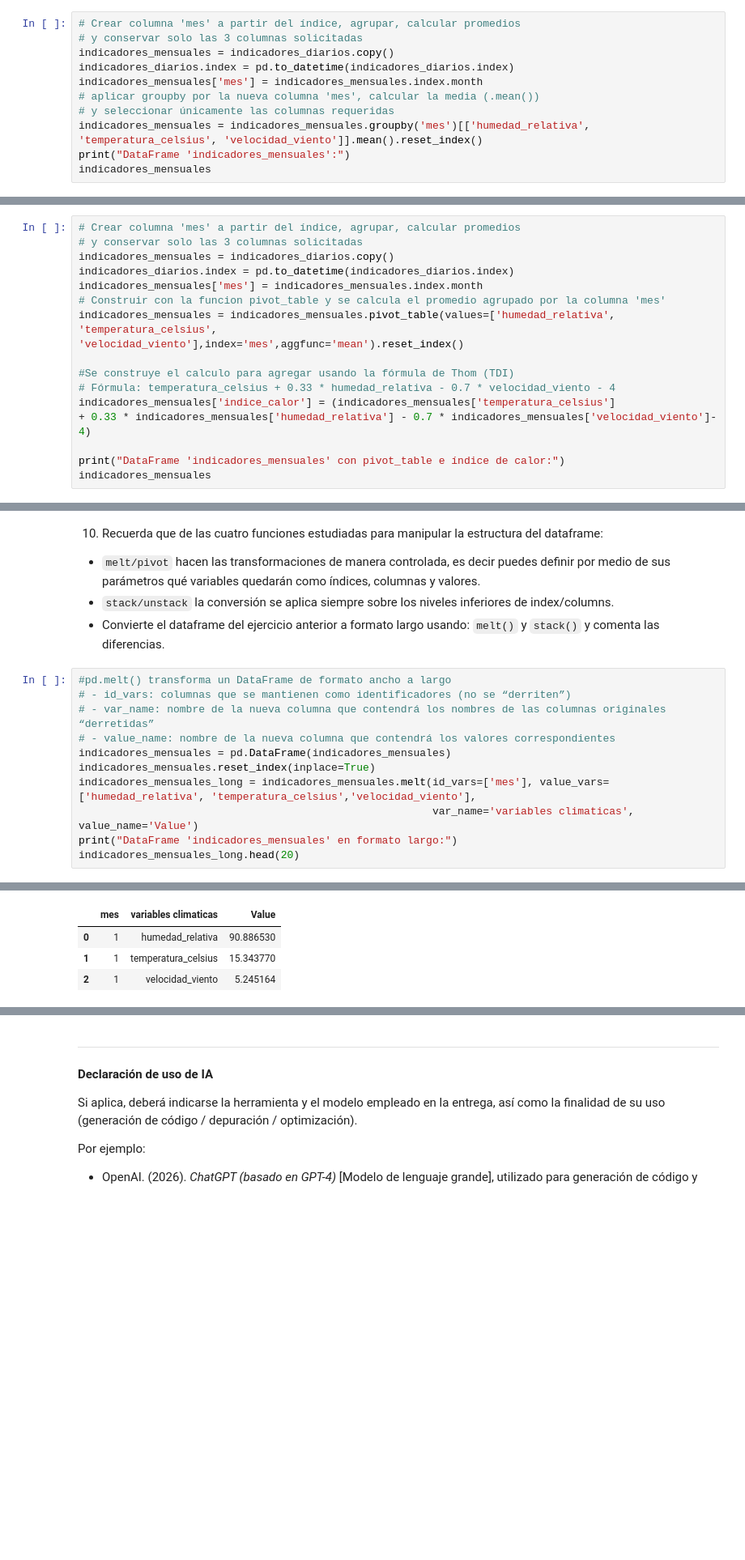
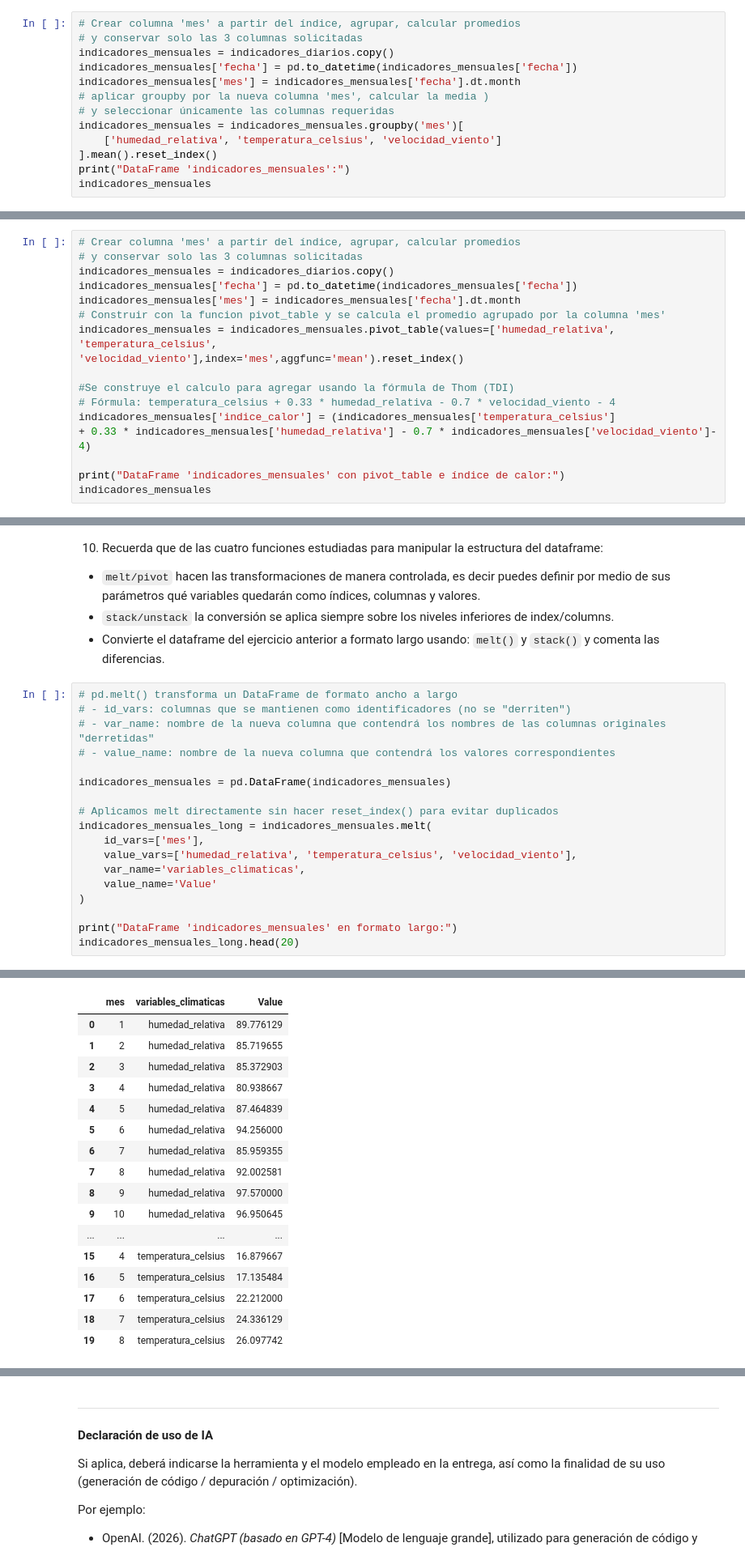
Before and after one commit to JhonWV/Ciencias_Datos, a Jupyter notebook: Actividad2AnalisisPandas.ipynb, the cells around one changed output, grey strips where cells are left out. Shown at 81% size. Saved outputs shown, nothing was run; the diff lists cells and outputs as text; blank space fills up the shorter version.

```diff
--- a/Actividad2AnalisisPandas.ipynb
+++ b/Actividad2AnalisisPandas.ipynb
@@ -492,12 +494,13 @@ plt.show()
 # Crear columna 'mes' a partir del índice, agrupar, calcular promedios
 # y conservar solo las 3 columnas solicitadas
 indicadores_mensuales = indicadores_diarios.copy()
-indicadores_diarios.index = pd.to_datetime(indicadores_diarios.index)
-indicadores_mensuales['mes'] = indicadores_mensuales.index.month
-# aplicar groupby por la nueva columna 'mes', calcular la media (.mean())
+indicadores_mensuales['fecha'] = pd.to_datetime(indicadores_mensuales['fecha'])
+indicadores_mensuales['mes'] = indicadores_mensuales['fecha'].dt.month
+# aplicar groupby por la nueva columna 'mes', calcular la media )
 # y seleccionar únicamente las columnas requeridas
-indicadores_mensuales = indicadores_mensuales.groupby('mes')[['humedad_relativa',
-'temperatura_celsius', 'velocidad_viento']].mean().reset_index()
+indicadores_mensuales = indicadores_mensuales.groupby('mes')[
+    ['humedad_relativa', 'temperatura_celsius', 'velocidad_viento']
+].mean().reset_index()
 print("DataFrame 'indicadores_mensuales':")
 indicadores_mensuales
 # %% [output]
@@ -512,8 +526,8 @@ DataFrame 'indicadores_mensuales':
 # Crear columna 'mes' a partir del índice, agrupar, calcular promedios
 # y conservar solo las 3 columnas solicitadas
 indicadores_mensuales = indicadores_diarios.copy()
-indicadores_diarios.index = pd.to_datetime(indicadores_diarios.index)
-indicadores_mensuales['mes'] = indicadores_mensuales.index.month
+indicadores_mensuales['fecha'] = pd.to_datetime(indicadores_mensuales['fecha'])
+indicadores_mensuales['mes'] = indicadores_mensuales['fecha'].dt.month
 # Construir con la funcion pivot_table y se calcula el promedio agrupado por la columna 'mes'
 indicadores_mensuales = indicadores_mensuales.pivot_table(values=['humedad_relativa', 'temperatura_celsius',
 'velocidad_viento'],index='mes',aggfunc='mean').reset_index()
@@ -536,22 +561,42 @@ definir por medio de sus parámetros qué variables quedarán como índices, col
 - `stack/unstack` la conversión se aplica siempre sobre los niveles inferiores de index/columns.
 - Convierte el dataframe del ejercicio anterior a formato largo usando: `melt()` y `stack()` y comenta las diferencias.
 # %%
-#pd.melt() transforma un DataFrame de formato ancho a largo
-# - id_vars: columnas que se mantienen como identificadores (no se “derriten”)
-# - var_name: nombre de la nueva columna que contendrá los nombres de las columnas originales “derretidas”
+# pd.melt() transforma un DataFrame de formato ancho a largo
+# - id_vars: columnas que se mantienen como identificadores (no se "derriten")
+# - var_name: nombre de la nueva columna que contendrá los nombres de las columnas originales "derretidas"
 # - value_name: nombre de la nueva columna que contendrá los valores correspondientes
+
 indicadores_mensuales = pd.DataFrame(indicadores_mensuales)
-indicadores_mensuales.reset_index(inplace=True)
-indicadores_mensuales_long = indicadores_mensuales.melt(id_vars=['mes'], value_vars=['humedad_relativa', 'temperatura_celsius','velocidad_viento'],
-                                                        var_name='variables climaticas', value_name='Value')
+
+# Aplicamos melt directamente sin hacer reset_index() para evitar duplicados
+indicadores_mensuales_long = indicadores_mensuales.melt(
+    id_vars=['mes'],
+    value_vars=['humedad_relativa', 'temperatura_celsius', 'velocidad_viento'],
+    var_name='variables_climaticas',
+    value_name='Value'
+)
+
 print("DataFrame 'indicadores_mensuales' en formato largo:")
 indicadores_mensuales_long.head(20)
 # %% [output]
 DataFrame 'indicadores_mensuales' en formato largo:
-|  | mes | variables climaticas | Value |
-| 0 | 1 | humedad_relativa | 90.886530 |
-| 1 | 1 | temperatura_celsius | 15.343770 |
-| 2 | 1 | velocidad_viento | 5.245164 |
+|  | mes | variables_climaticas | Value |
+| 0 | 1 | humedad_relativa | 89.776129 |
+| 1 | 2 | humedad_relativa | 85.719655 |
+| 2 | 3 | humedad_relativa | 85.372903 |
+| 3 | 4 | humedad_relativa | 80.938667 |
+| 4 | 5 | humedad_relativa | 87.464839 |
+| 5 | 6 | humedad_relativa | 94.256000 |
+| 6 | 7 | humedad_relativa | 85.959355 |
+| 7 | 8 | humedad_relativa | 92.002581 |
+| 8 | 9 | humedad_relativa | 97.570000 |
+| 9 | 10 | humedad_relativa | 96.950645 |
+| ... | ... | ... | ... |
+| 15 | 4 | temperatura_celsius | 16.879667 |
+| 16 | 5 | temperatura_celsius | 17.135484 |
+| 17 | 6 | temperatura_celsius | 22.212000 |
+| 18 | 7 | temperatura_celsius | 24.336129 |
+| 19 | 8 | temperatura_celsius | 26.097742 |
 # %%
 ## pd.stack() convierte columnas en filas creando un MultiIndex en las filas, transformando el dataFrame ancho en largo
 indicadores_mensuales = indicadores_mensuales.stack()
```
Also changed, not shown: parts of 4 cells of this notebook.
